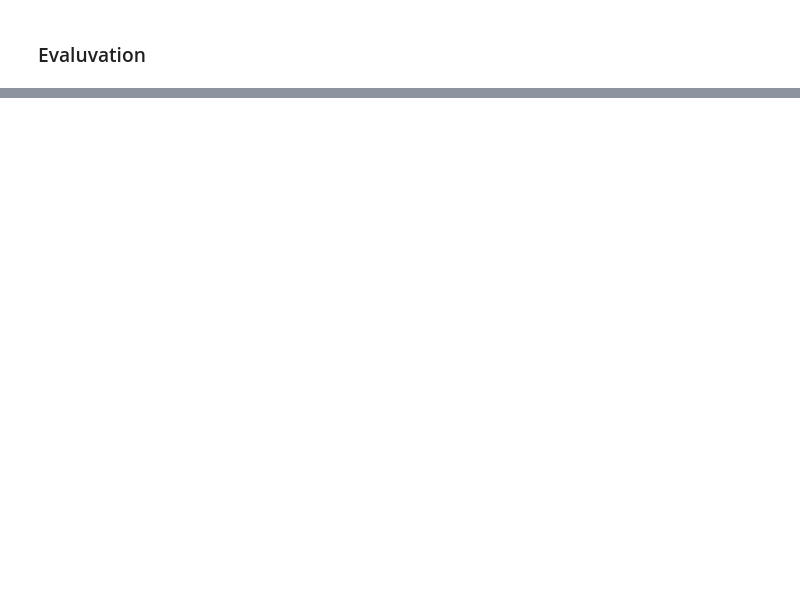
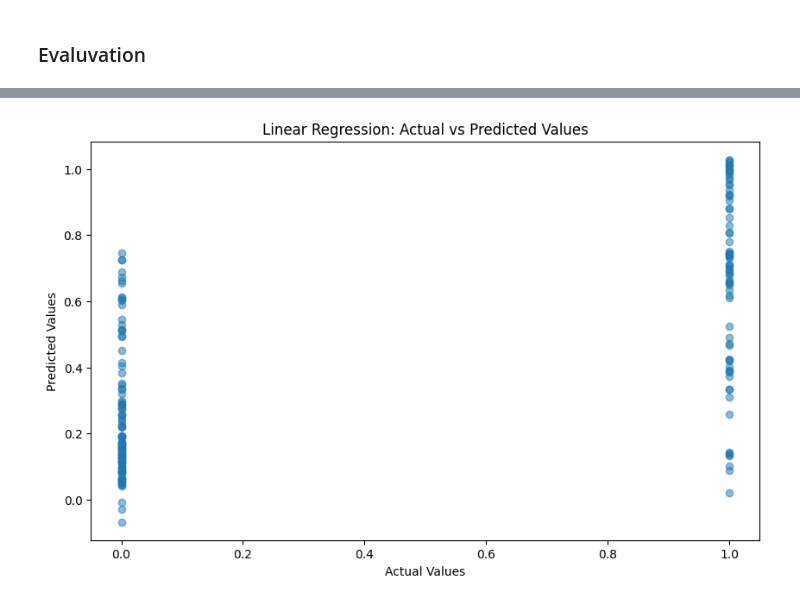
Before and after one commit to KiehlZz/Project-AI, a Jupyter notebook: titanicPrediction.ipynb, the cells around one changed output, grey strips where cells are left out. Cells and saved outputs as stored; diff of their text form; code cells hidden in the pictures; blank space fills up the shorter version.

Commit message:
testing branch

```diff
--- a/titanicPrediction.ipynb
+++ b/titanicPrediction.ipynb
@@ -121,25 +189,25 @@ TypeError: loop of ufunc does not support argument 0 of type float which has no
 # %%
 # Make predictions on the validation set using gradient descent model
 linear_model_val = np.dot(X_val, weights) + bias
-y_pred_val = sigmoid(linear_model_val)
-y_pred_class = [1 if i > 0.5 else 0 for i in y_pred_val]
+y_pred_val_gd = sigmoid(linear_model_val)
+y_pred_class_gd = np.array([1 if i > 0.5 else 0 for i in y_pred_val_gd])
 
 # Make predictions on the validation set using neural network model
-y_pred_nn_val = model.predict(X_val)
-y_pred_nn_class = [1 if i > 0.5 else 0 for i in y_pred_nn_val]
+y_pred_nn_val = model.predict(X_val.astype(np.float32)).flatten()
+y_pred_nn_class = np.array([1 if i > 0.5 else 0 for i in y_pred_nn_val])
 
 # Make predictions on the test set using gradient descent model
 linear_model_test = np.dot(test.values, weights) + bias
-y_pred_test = sigmoid(linear_model_test)
-test_predictions = [1 if i > 0.5 else 0 for i in y_pred_test]
+y_pred_test_gd = sigmoid(linear_model_test)
+test_predictions_gd = np.array([1 if i > 0.5 else 0 for i in y_pred_test_gd])
 
 # Make predictions on the test set using neural network model
-y_pred_nn_test = model.predict(test.values)
-test_predictions_nn = [1 if i > 0.5 else 0 for i in y_pred_nn_test]
+y_pred_nn_test = model.predict(test.values.astype(np.float32)).flatten()
+test_predictions_nn = np.array([1 if i > 0.5 else 0 for i in y_pred_nn_test])
 
 # Save predictions
 gender_submission['Survived'] = test_predictions_nn
 gender_submission.to_csv('submission.csv', index=False)
 
-print("\nTraining, testing, and prediction complete. Predictions saved to '/mnt/data/'")
+print("\nTraining, testing, and prediction complete.")
 # %% [output]
@@ -164,0 +220,68 @@ print(confusion_matrix(y_val, y_pred_nn_class))
+# %%
+from sklearn.metrics import r2_score
+
+# Ensure predictions are in the correct format
+y_pred_class_lr = np.array(y_pred_class_lr).flatten()  # Flattening to match actual values' shape
+y_pred_class_gd = np.array(y_pred_class_gd).flatten()  # Flattening to match actual values' shape
+y_pred_nn_class = np.array(y_pred_nn_class).flatten()  # Flattening to match actual values' shape
+y_val = y_val.flatten()  # Flatten actual values to match predicted values
+
+# Evaluate the linear regression model
+y_pred_val_lr = y_pred_val_lr.flatten()  # Flatten predicted values for compatibility
+r2 = r2_score(y_val, y_pred_val_lr)
+print("\nLinear Regression R-squared on validation set:", r2)
+
+
+# Plot the linear regression results
+plt.figure(figsize=(10, 6))
+plt.scatter(y_val, y_pred_val_lr, alpha=0.5)
+plt.xlabel('Actual Values')
+plt.ylabel('Predicted Values')
+plt.title('Linear Regression: Actual vs Predicted Values')
+plt.show()
+
+# Evaluate the gradient descent model
+accuracy_gd = accuracy_score(y_val, y_pred_class_gd)
+print("\nLogistic Regression Accuracy on validation set:", accuracy_gd)
+print("\nClassification Report:")
+print(classification_report(y_val, y_pred_class_gd))
+print("\nConfusion Matrix:")
+print(confusion_matrix(y_val, y_pred_class_gd))
+
+# Plot the gradient descent results
+plt.figure(figsize=(10, 6))
+plt.scatter(y_val, y_pred_class_gd, alpha=0.5)
+plt.xlabel('Actual Values')
+plt.ylabel('Predicted Classes')
+plt.title('Logistic Regression (Gradient Descent): Actual vs Predicted Classes')
+plt.show()
+
+# Evaluate the neural network model
+nn_accuracy = accuracy_score(y_val, y_pred_nn_class)
+print("\nNeural Network Accuracy on validation set:", nn_accuracy)
+print("\nClassification Report:")
+print(classification_report(y_val, y_pred_nn_class))
+print("\nConfusion Matrix:")
+print(confusion_matrix(y_val, y_pred_nn_class))
+
+# Plot the neural network results
+plt.figure(figsize=(10, 6))
+plt.scatter(y_val, y_pred_nn_class, alpha=0.5)
+plt.xlabel('Actual Values')
+plt.ylabel('Predicted Classes')
+plt.title('Neural Network: Actual vs Predicted Classes')
+plt.show()
+
+# Plot training and validation losses for neural network
+if 'loss' in history.history and 'val_loss' in history.history:
+    plt.figure(figsize=(10, 6))
+    plt.plot(history.history['loss'], label='Training Loss')
+    plt.plot(history.history['val_loss'], label='Validation Loss')
+    plt.xlabel('Epochs')
+    plt.ylabel('Loss')
+    plt.title('Neural Network Training and Validation Loss')
+    plt.legend()
+    plt.show()
+else:
+    print("The history object does not contain 'loss' or 'val_loss' keys.")
+# %% [output]
@@ -164,0 +289 @@ print(confusion_matrix(y_val, y_pred_nn_class))
+[figure, added]
```
Also changed, not shown: parts of 7 cells of this notebook, 2 other files.
